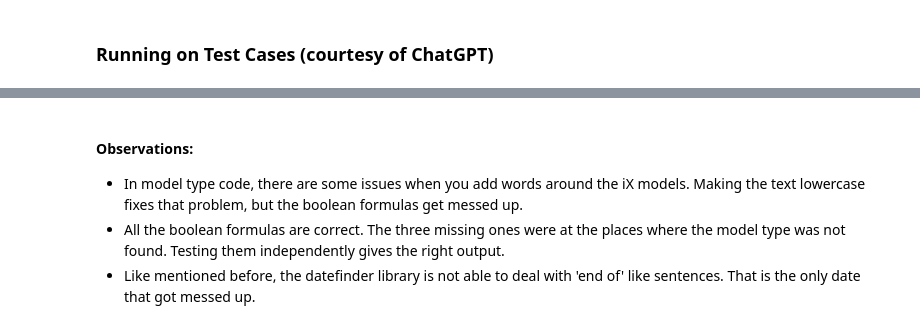
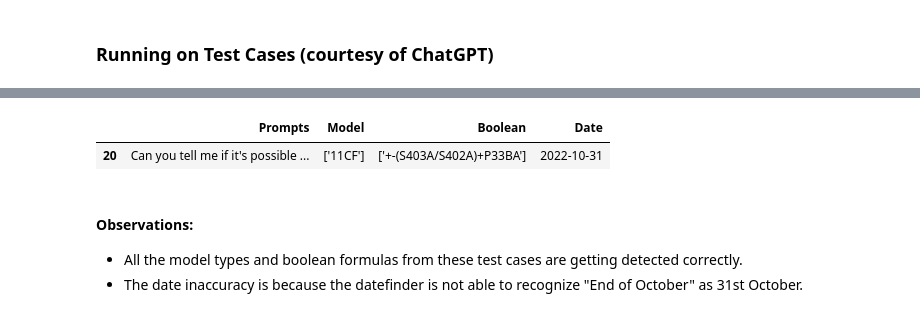
Before and after one commit to SAint7579/BMW_test, a Jupyter notebook: Method_test.ipynb, the cells around one changed output, grey strips where cells are left out. Saved outputs shown, nothing was run; the diff lists cells and outputs as text; code cells hidden in the pictures.

```diff
--- a/Method_test.ipynb
+++ b/Method_test.ipynb
@@ -227,7 +225,7 @@ prompts,values = [],[]
 
 for text in tqdm(test_case["Prompts"]):
     try:
-        request_body, request_values = get_request_body(text)
+        request_body, request_values = get_request_body(text, exception_handeling= False)
 
         prompts.append(request_body)
         values.append(request_values)
@@ -253,6 +247,11 @@ dates accuracy: 35/39
-# %% [markdown]
-#### Observations:
-
-- In model type code, there are some issues when you add words around the iX models. Making the text lowercase fixes that problem, but the boolean formulas get messed up.
-- All the boolean formulas are correct. The three missing ones were at the places where the model type was not found. Testing them independently gives the right output.
-- Like mentioned before, the datefinder library is not able to deal with 'end of' like sentences. That is the only date that got messed up.
+# %%
+# Checking the error
+test_case[~(pd.to_datetime(test_case.iloc[:,3]) == pd.to_datetime(result.iloc[:,2]))]
+# %% [output]
+|  | Prompts | Model | Boolean | Date |
+| 20 | Can you tell me if it's possible ... | ['11CF'] | ['+-(S403A/S402A)+P33BA'] | 2022-10-31 |
+# %% [markdown]
+#### Observations:
+
+- All the model types and boolean formulas from these test cases are getting detected correctly.
+- The date inaccuracy is because the datefinder is not able to recognize "End of October" as 31st October.
```
Also changed, not shown: parts of 4 cells of this notebook, 4 other files.
